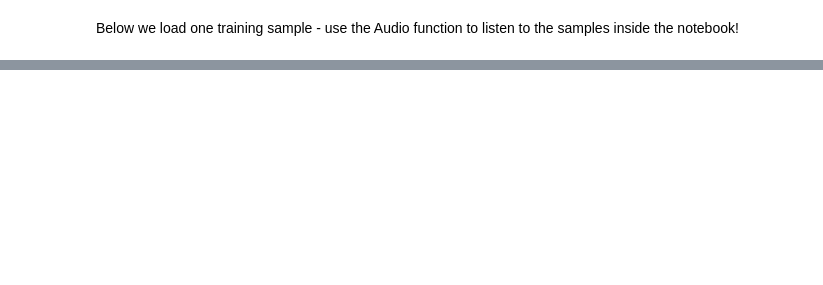
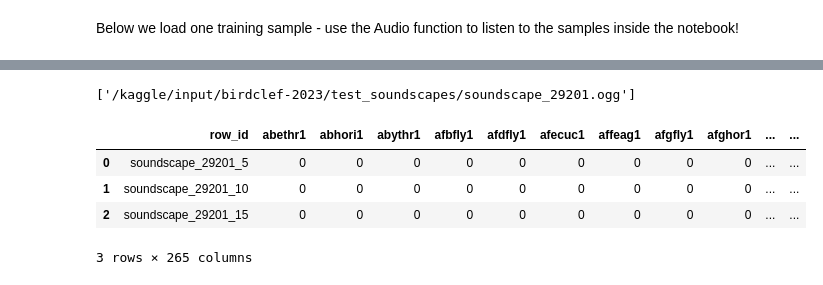
Before and after one commit to sdhca/birdclef-2023, a Jupyter notebook: birdclef-2023-submit-1.ipynb, the cells around one changed output, grey strips where cells are left out. Saved outputs shown, nothing was run; the diff lists cells and outputs as text; code cells hidden in the pictures; blank space fills up the shorter version.

```diff
--- a/birdclef-2023-submit-1.ipynb
+++ b/birdclef-2023-submit-1.ipynb
@@ -227,0 +254,23 @@ Subclasses:
+# %%
+test_samples = list(glob.glob("/kaggle/input/birdclef-2023/test_soundscapes/*.ogg"))
+
+if debug_on:
+    test_samples.insert(0, '/kaggle/input/birdclef-2023/train_audio/barswa/XC113914.ogg')
+    test_samples.insert(1, '/kaggle/input/birdclef-2023/train_audio/barswa/XC129647.ogg')
+
+test_samples[:5]
+# %% [output]
+['/kaggle/input/birdclef-2023/test_soundscapes/soundscape_29201.ogg']
+# %%
+# train_metadata = pd.read_csv("/kaggle/input/birdclef-2023/train_metadata.csv")
+# competition_classes = sorted(train_metadata.primary_label.unique())
+sample_sub_df = pd.read_csv("/kaggle/input/birdclef-2023/sample_submission.csv")
+sample_sub_df.head()
+# sample_sub_df[competition_classes] = sample_sub[competition_classes].astype(np.float32)
+# sample_sub.head()
+# %% [output]
+|  | row_id | abethr1 | abhori1 | abythr1 | afbfly1 | afdfly1 | afecuc1 | affeag1 | afgfly1 | afghor1 | ... | ... |
+| 0 | soundscape_29201_5 | 0 | 0 | 0 | 0 | 0 | 0 | 0 | 0 | 0 | ... | ... |
+| 1 | soundscape_29201_10 | 0 | 0 | 0 | 0 | 0 | 0 | 0 | 0 | 0 | ... | ... |
+| 2 | soundscape_29201_15 | 0 | 0 | 0 | 0 | 0 | 0 | 0 | 0 | 0 | ... | ... |
+3 rows × 265 columns
```
Also changed, not shown: parts of 50 cells of this notebook.
